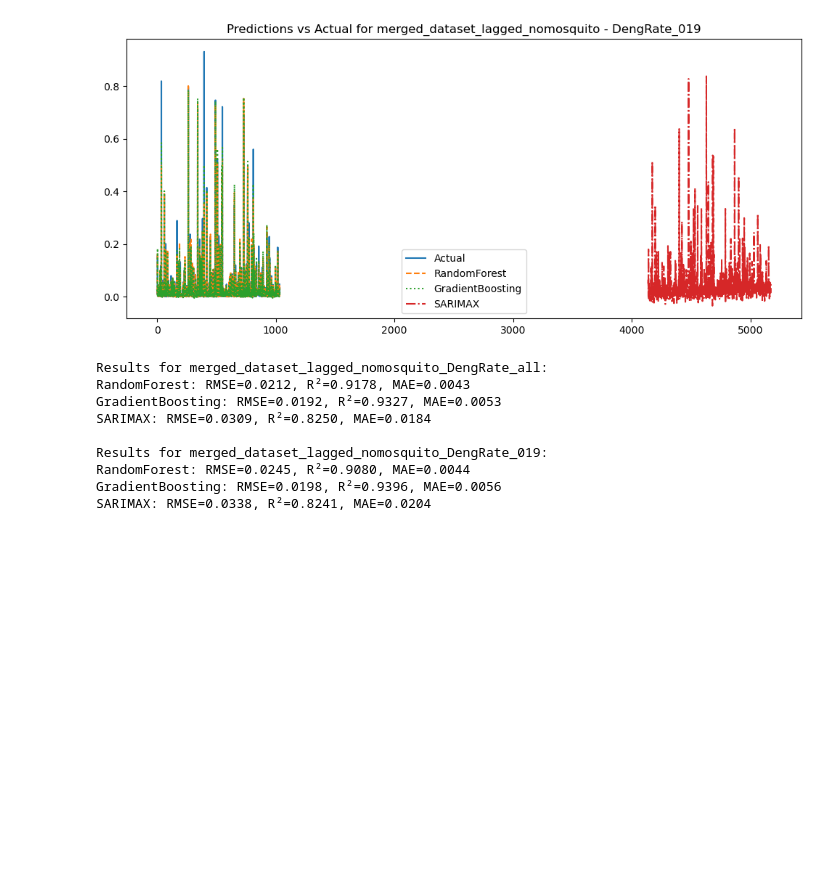
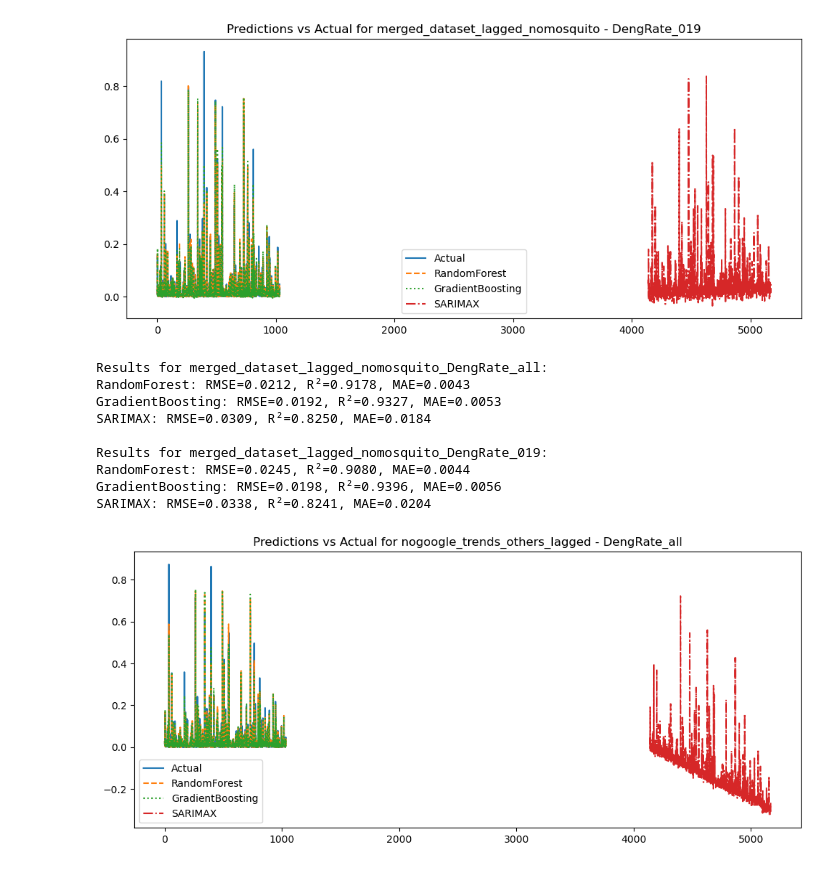
Before and after one commit to gautam642/DengueScope, a Jupyter notebook: google trends/analysis.ipynb, the cells around one changed output. Saved outputs shown, nothing was run; the diff lists cells and outputs as text; code cells hidden in the pictures; blank space fills up the shorter version.

Commit message:
catboost lagged added

```diff
--- a/google trends/analysis.ipynb
+++ b/google trends/analysis.ipynb
@@ -1512,0 +1614,89 @@ SARIMAX: RMSE=0.0338, R²=0.8241, MAE=0.0204
+# %%
+import pandas as pd
+import numpy as np
+import matplotlib.pyplot as plt
+from sklearn.model_selection import train_test_split
+from sklearn.preprocessing import StandardScaler
+from sklearn.ensemble import RandomForestRegressor, GradientBoostingRegressor
+from sklearn.metrics import mean_squared_error, r2_score, mean_absolute_error
+import statsmodels.api as sm
+from statsmodels.tsa.statespace.sarimax import SARIMAX
+import warnings
+
+# Ignore warnings
+warnings.filterwarnings("ignore")
+
+# Load datasets
+# df_original = pd.read_csv("merged_dataset.csv")
+df_nogt_lagged = pd.read_csv("not_merged_nogt_lagged.csv")
+
+# Define target variables
+targets = ['DengRate_all', 'DengRate_019']
+
+# Function to preprocess data
+def preprocess_data(df, target):
+    df = df.dropna()
+    X = df.drop(columns=targets)  # Features
+    y = df[target]  # Target variable
+
+    # # Standardize features
+    # scaler = StandardScaler()
+    # X_scaled = scaler.fit_transform(X)
+
+    X_train, X_test, y_train, y_test = train_test_split(X, y, test_size=0.2, random_state=42)
+    return X_train, X_test, y_train, y_test
+
+# Function to train and evaluate models
+def train_evaluate_models(X_train, X_test, y_train, y_test, dataset_name, target):
+    results = {}
+
+    # Random Forest Regressor
+    rf = RandomForestRegressor(n_estimators=100, random_state=42)
+    rf.fit(X_train, y_train)
+    y_pred_rf = rf.predict(X_test)
+    results['RandomForest'] = (mean_squared_error(y_test, y_pred_rf, squared=False), r2_score(y_test, y_pred_rf), mean_absolute_error(y_test, y_pred_rf))
+
+    # Gradient Boosting Regressor
+    gbr = GradientBoostingRegressor(n_estimators=100, learning_rate=0.1, random_state=42)
+    gbr.fit(X_train, y_train)
+    y_pred_gbr = gbr.predict(X_test)
+    results['GradientBoosting'] = (mean_squared_error(y_test, y_pred_gbr, squared=False), r2_score(y_test, y_pred_gbr), mean_absolute_error(y_test, y_pred_gbr))
+
+    # SARIMAX Model
+    try:
+        sarimax_model = SARIMAX(y_train, exog=X_train, order=(1,1,1), seasonal_order=(1,1,1,12), enforce_stationarity=False, enforce_invertibility=False)
+        sarimax_fit = sarimax_model.fit(disp=False)
+        y_pred_sarimax = sarimax_fit.forecast(steps=len(y_test), exog=X_test)
+        results['SARIMAX'] = (mean_squared_error(y_test, y_pred_sarimax, squared=False), r2_score(y_test, y_pred_sarimax), mean_absolute_error(y_test, y_pred_sarimax))
+    except Exception as e:
+        print(f"SARIMAX failed for {dataset_name} - {target}: {e}")
+        results['SARIMAX'] = (np.nan, np.nan, np.nan)
+
+    # Visualization
+    plt.figure(figsize=(12,5))
+    plt.plot(y_test.values, label='Actual')
+    plt.plot(y_pred_rf, label='RandomForest', linestyle='dashed')
+    plt.plot(y_pred_gbr, label='GradientBoosting', linestyle='dotted')
+    if 'SARIMAX' in results and not np.isnan(results['SARIMAX'][0]):
+        plt.plot(y_pred_sarimax, label='SARIMAX', linestyle='dashdot')
+    plt.legend()
+    plt.title(f'Predictions vs Actual for {dataset_name} - {target}')
+    plt.show()
+
+    return results
+
+# Running models for both datasets
+all_results = {}
+for df, name in zip([df_nogt_lagged], ["nogoogle_trends_others_lagged"]):
+    for target in targets:
+        X_train, X_test, y_train, y_test = preprocess_data(df, target)
+        results = train_evaluate_models(X_train, X_test, y_train, y_test, name, target)
+        all_results[f'{name}_{target}'] = results
+
+# Print final results
+for key, value in all_results.items():
+    print(f"\nResults for {key}:")
+    for model, scores in value.items():
+        print(f"{model}: RMSE={scores[0]:.4f}, R²={scores[1]:.4f}, MAE={scores[2]:.4f}")
+# %% [output]
+[figure, added]
```
Also changed, not shown: parts of 2 cells of this notebook, 12 other files.
